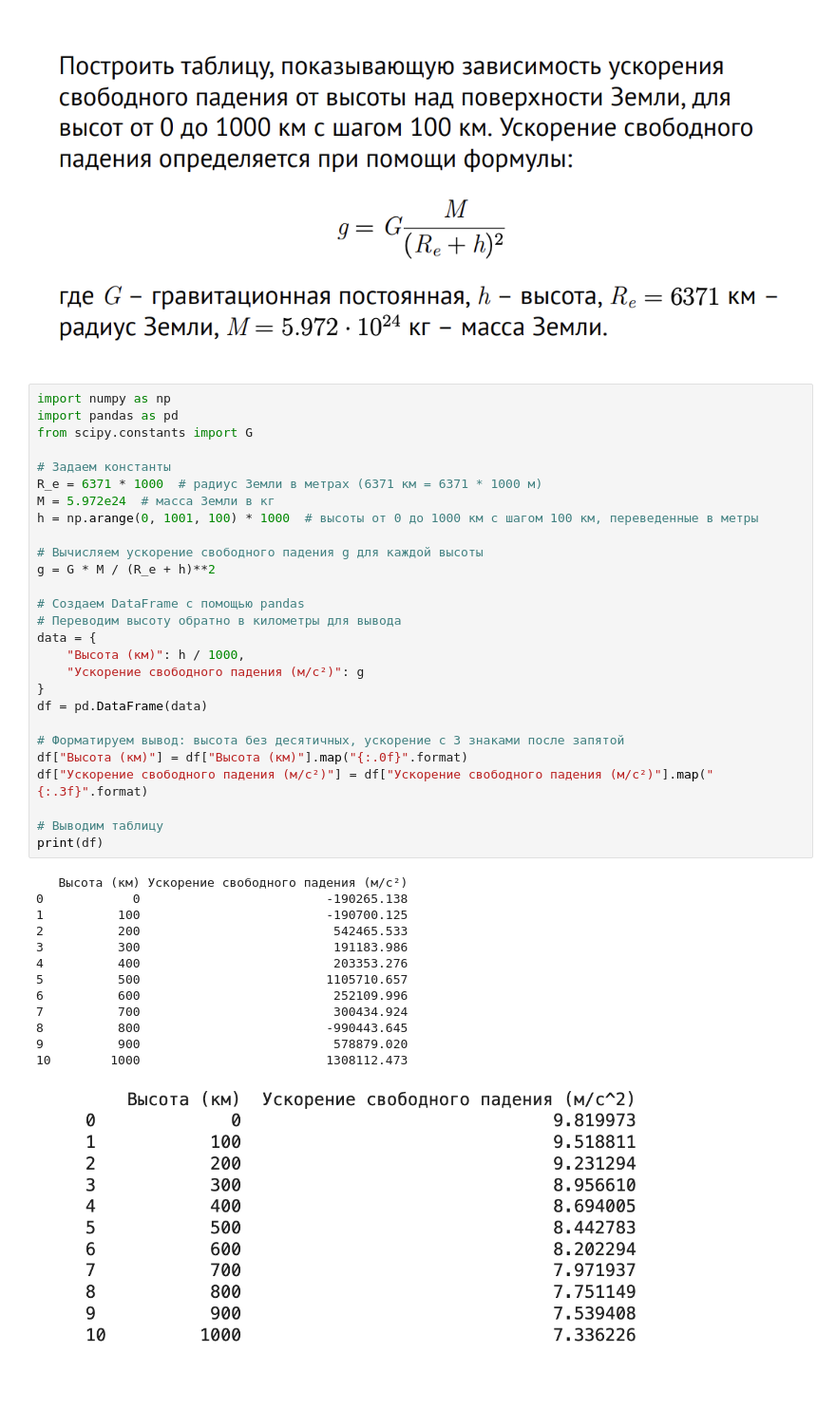
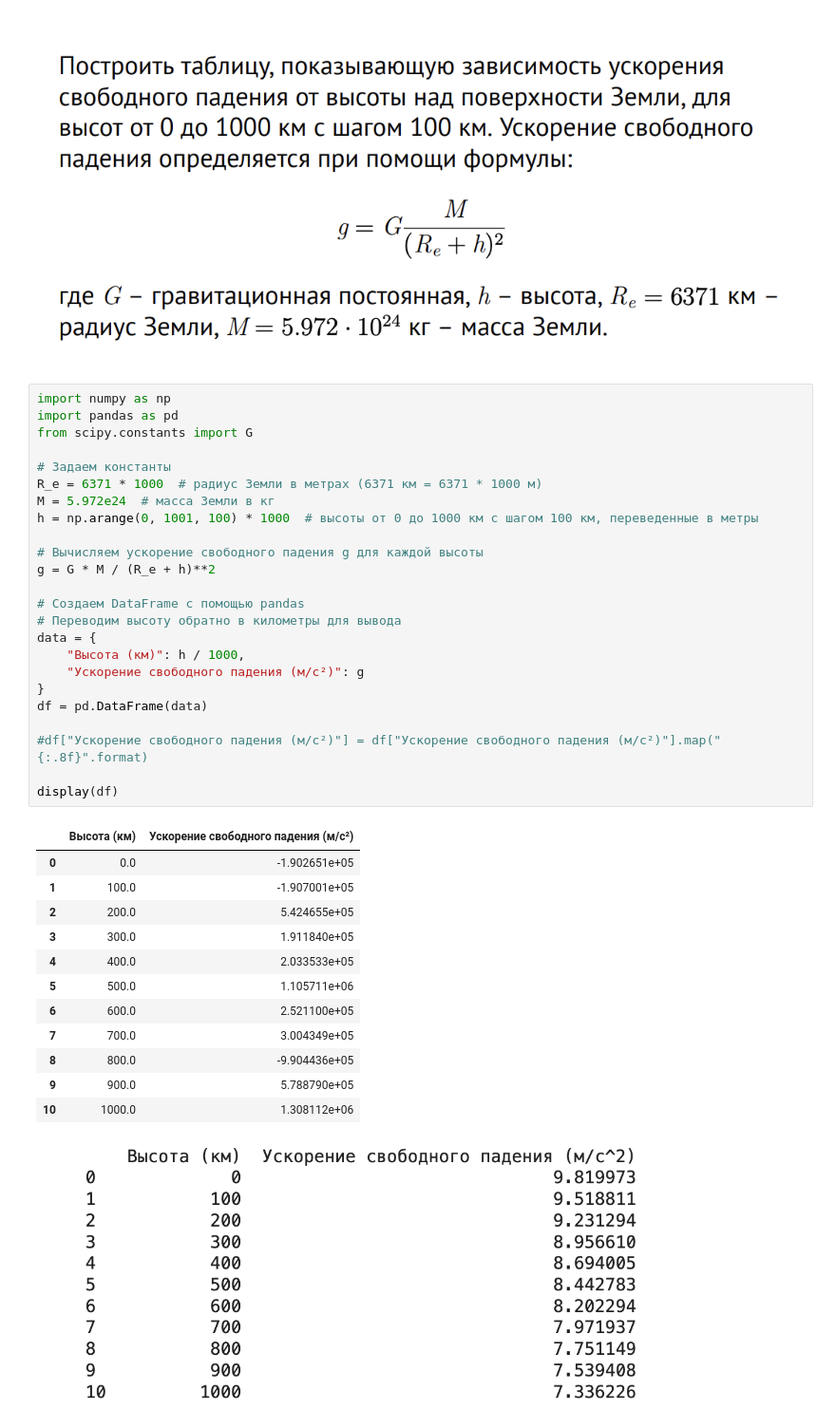
Before and after one commit to Owl-Man/Computer-math, a Jupyter notebook: Практическая_работа_№9_Библиотека_SciPy_Часть_№2.ipynb, the cells around one changed output. Shown at 95% size. Drawn from its saved outputs; the diff is of its cells as text; blank space fills up the shorter version.

```diff
--- a/Практическая_работа_№9_Библиотека_SciPy_Часть_№2.ipynb
+++ b/Практическая_работа_№9_Библиотека_SciPy_Часть_№2.ipynb
@@ -7,43 +7,40 @@
 # %%
 import numpy as np
 import pandas as pd
 from scipy.constants import G
 
 # Задаем константы
 R_e = 6371 * 1000  # радиус Земли в метрах (6371 км = 6371 * 1000 м)
 M = 5.972e24  # масса Земли в кг
 h = np.arange(0, 1001, 100) * 1000  # высоты от 0 до 1000 км с шагом 100 км, переведенные в метры
 
 # Вычисляем ускорение свободного падения g для каждой высоты
 g = G * M / (R_e + h)**2
 
 # Создаем DataFrame с помощью pandas
 # Переводим высоту обратно в километры для вывода
 data = {
     "Высота (км)": h / 1000,
     "Ускорение свободного падения (м/с²)": g
 }
 df = pd.DataFrame(data)
 
-# Форматируем вывод: высота без десятичных, ускорение с 3 знаками после запятой
-df["Высота (км)"] = df["Высота (км)"].map("{:.0f}".format)
-df["Ускорение свободного падения (м/с²)"] = df["Ускорение свободного падения (м/с²)"].map("{:.3f}".format)
+#df["Ускорение свободного падения (м/с²)"] = df["Ускорение свободного падения (м/с²)"].map("{:.8f}".format)
 
-# Выводим таблицу
-print(df)
+display(df)
 # %% [output]
-   Высота (км) Ускорение свободного падения (м/с²)
-0            0                         -190265.138
-1          100                         -190700.125
-2          200                          542465.533
-3          300                          191183.986
-4          400                          203353.276
-5          500                         1105710.657
-6          600                          252109.996
-7          700                          300434.924
-8          800                         -990443.645
-9          900                          578879.020
-10        1000                         1308112.473
+|  | Высота (км) | Ускорение свободного падения (м/с²) |
+| 0 | 0.0 | -1.902651e+05 |
+| 1 | 100.0 | -1.907001e+05 |
+| 2 | 200.0 | 5.424655e+05 |
+| 3 | 300.0 | 1.911840e+05 |
+| 4 | 400.0 | 2.033533e+05 |
+| 5 | 500.0 | 1.105711e+06 |
+| 6 | 600.0 | 2.521100e+05 |
+| 7 | 700.0 | 3.004349e+05 |
+| 8 | 800.0 | -9.904436e+05 |
+| 9 | 900.0 | 5.788790e+05 |
+| 10 | 1000.0 | 1.308112e+06 |
 # %% [markdown]
 ![image.png](embedded-picture-1)
 # %% [markdown]
```
Also changed, not shown: parts of 5 cells of this notebook, 1 other file.
